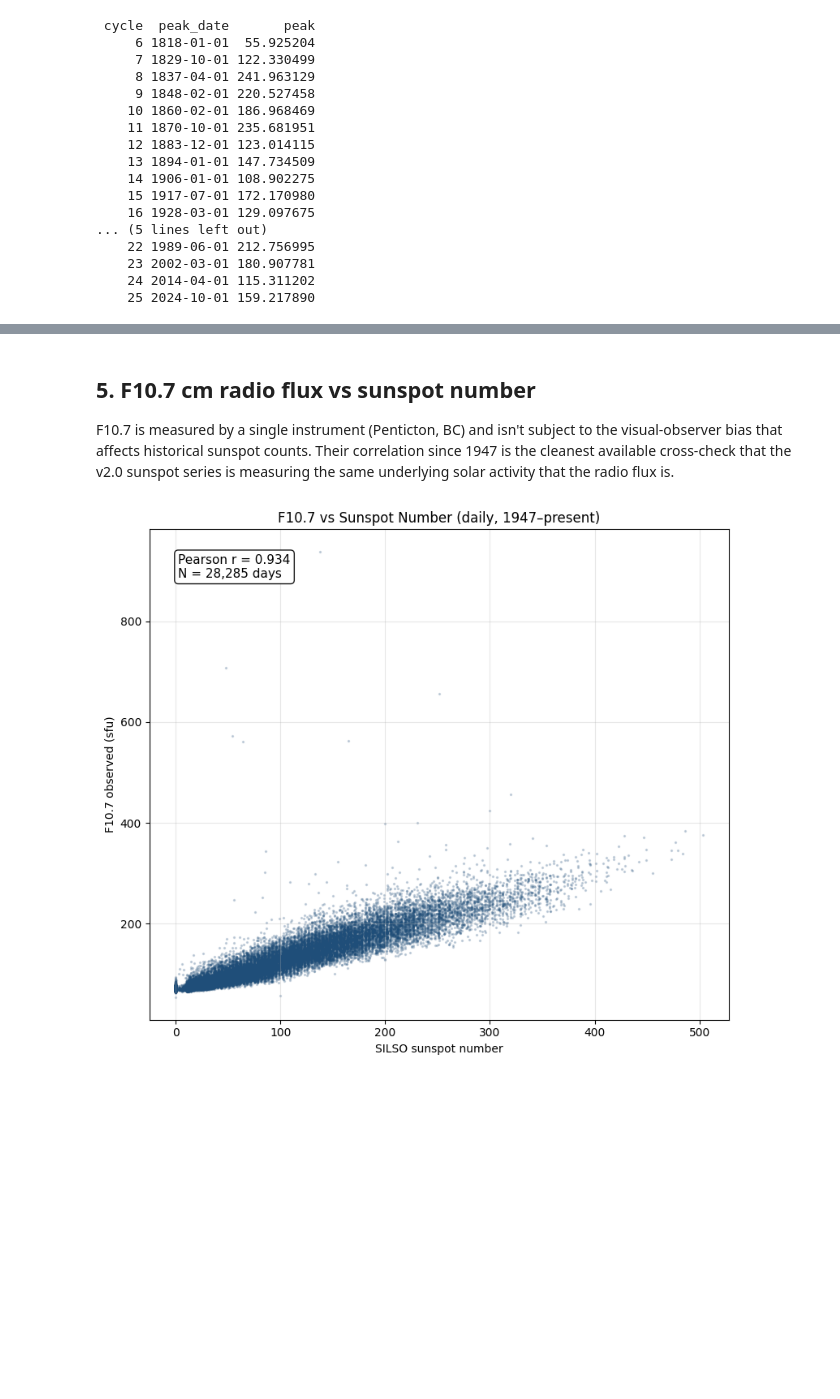
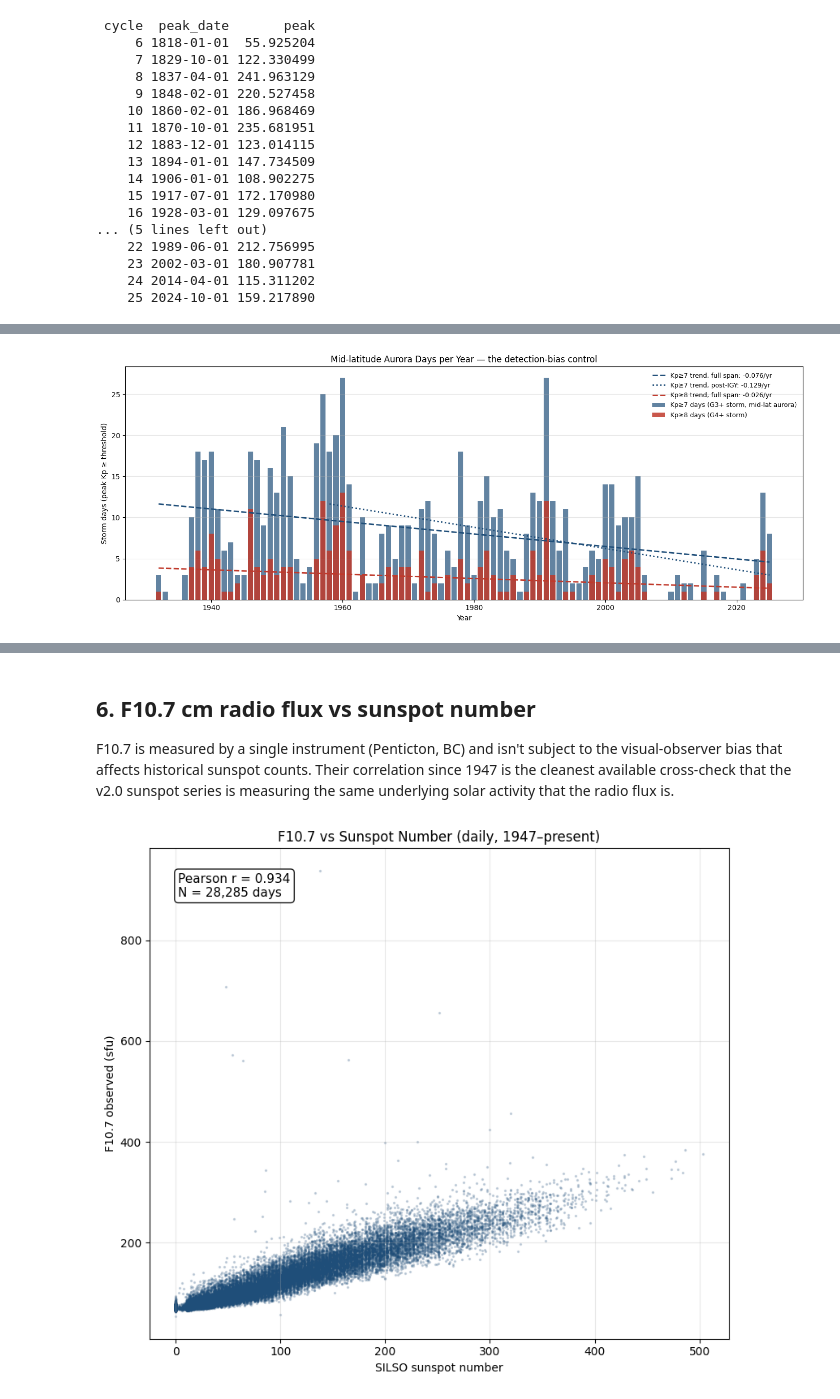
Before and after one commit to Biblejustin/spaceweather, a Jupyter notebook: spaceweather.ipynb, the cells around one changed output, grey strips where cells are left out. Saved outputs shown, nothing was run; the diff lists cells and outputs as text; code cells hidden in the pictures; blank space fills up the shorter version.

```diff
--- a/spaceweather.ipynb
+++ b/spaceweather.ipynb
@@ -185,0 +226,72 @@ plt.show()
+# %%
+# Yearly count of days where peak Kp ≥ 7 (G3 strong or worse).
+storm_yearly = (g["kp_max"] >= 7).groupby(years).sum()
+# Drop partial current year (it pulls the trend line down).
+this_year = pd.Timestamp.today().year
+storm_yearly = storm_yearly[storm_yearly.index < this_year]
+
+# Two linear fits: full span and post-IGY (1958 onward).
+def fit(series):
+    x = series.index.values
+    y = series.values
+    slope, intercept = np.polyfit(x, y, 1)
+    return slope, intercept
+
+full_slope, full_int = fit(storm_yearly)
+igy = storm_yearly[storm_yearly.index >= 1958]
+igy_slope, igy_int = fit(igy)
+
+# Same for Kp ≥ 8 — even cleaner detection floor.
+storm8_yearly = (g["kp_max"] >= 8).groupby(years).sum()
+storm8_yearly = storm8_yearly[storm8_yearly.index < this_year]
+s8_full_slope, s8_full_int = fit(storm8_yearly)
+s8_igy = storm8_yearly[storm8_yearly.index >= 1958]
+s8_igy_slope, s8_igy_int = fit(s8_igy)
+
+fig, ax = plt.subplots(figsize=(14, 5.5))
+
+# Bar plot for Kp >= 7
+ax.bar(storm_yearly.index, storm_yearly.values, width=0.8,
+       color="#1f4e79", alpha=0.7, label="Kp≥7 days (G3+ storm, mid-lat aurora)")
+
+# Overlay Kp >= 8 as a darker bar on top portion
+ax.bar(storm8_yearly.index, storm8_yearly.values, width=0.8,
+       color="#c0392b", alpha=0.85, label="Kp≥8 days (G4+ storm)")
+
+# Trend lines for Kp >= 7
+xs_full = np.array(storm_yearly.index)
+ax.plot(xs_full, full_slope * xs_full + full_int,
+        color="#1f4e79", lw=2, ls="--",
+        label=f"Kp≥7 trend, full span: {full_slope:+.3f}/yr")
+xs_igy = np.array(igy.index)
+ax.plot(xs_igy, igy_slope * xs_igy + igy_int,
+        color="#1f4e79", lw=2, ls=":",
+        label=f"Kp≥7 trend, post-IGY: {igy_slope:+.3f}/yr")
+
+# Trend line for Kp >= 8 (full span only — keep it readable)
+ax.plot(xs_full, s8_full_slope * xs_full + s8_full_int,
+        color="#c0392b", lw=2, ls="--",
+        label=f"Kp≥8 trend, full span: {s8_full_slope:+.3f}/yr")
+
+ax.set_xlabel("Year")
+ax.set_ylabel("Storm days (peak Kp ≥ threshold)")
+ax.set_title("Mid-latitude Aurora Days per Year — the detection-bias control")
+ax.legend(loc="upper right", frameon=False, fontsize=9)
+ax.grid(True, axis="y", alpha=0.3)
+fig.tight_layout()
+fig.savefig(FIG_DIR / "05_aurora_days.png", dpi=140)
+plt.show()
+
+print(f"Kp ≥ 7 (G3+, mid-latitude aurora):")
+print(f"  Mean:      {storm_yearly.mean():.1f} days/year")
+print(f"  Max year:  {storm_yearly.idxmax()} ({storm_yearly.max()} days)")
+print(f"  Full-span slope (1932–{storm_yearly.index.max()}): {full_slope:+.4f} days/year")
+print(f"  Post-IGY slope  (1958–{igy.index.max()}): {igy_slope:+.4f} days/year")
+print()
+print(f"Kp ≥ 8 (G4+, low-latitude aurora):")
+print(f"  Mean:      {storm8_yearly.mean():.2f} days/year")
+print(f"  Max year:  {storm8_yearly.idxmax()} ({storm8_yearly.max()} days)")
+print(f"  Full-span slope: {s8_full_slope:+.4f} days/year")
+print(f"  Post-IGY slope:  {s8_igy_slope:+.4f} days/year")
+# %% [output]
+[figure, added]
@@ -186,5 +309,5 @@ plt.show()
 # %% [markdown]
-## 5. F10.7 cm radio flux vs sunspot number
+## 6. F10.7 cm radio flux vs sunspot number
 
 F10.7 is measured by a single instrument (Penticton, BC) and isn't subject to
 the visual-observer bias that affects historical sunspot counts. Their
```
Also changed, not shown: parts of 9 cells of this notebook, 5 other files.
